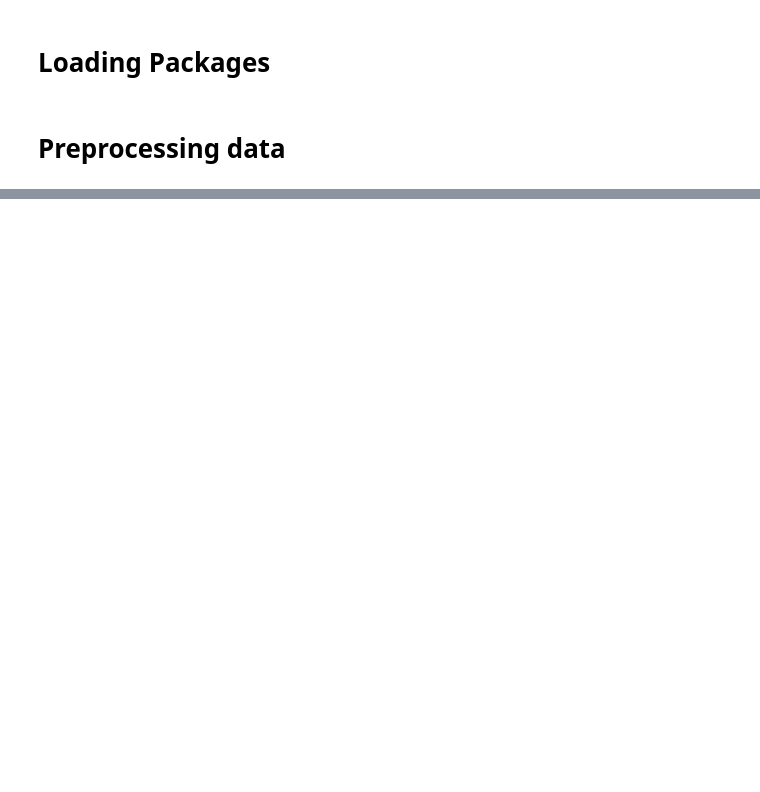
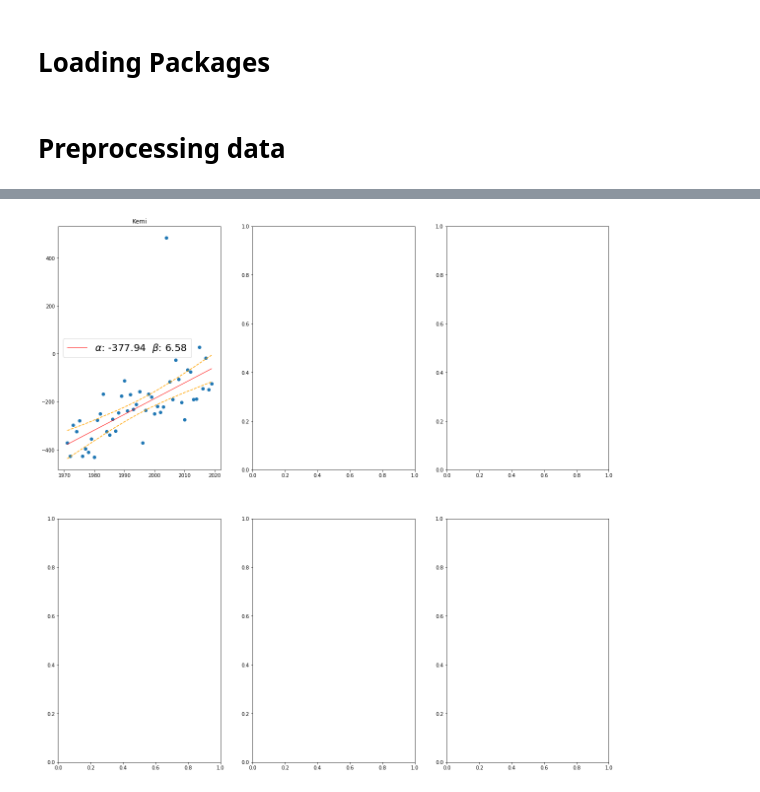
Before and after one commit to prakharverma/Bayesian-Statistics-Global-Warming, a Jupyter notebook: Finnish_Water_Level.ipynb, the cells around one changed output, grey strips where cells are left out. Saved outputs shown, nothing was run; the diff lists cells and outputs as text; code cells hidden in the pictures; blank space fills up the shorter version.

```diff
--- a/Finnish_Water_Level.ipynb
+++ b/Finnish_Water_Level.ipynb
@@ -21,15 +21,8 @@ def process_data(data_path, mean_sea_level_path, debug=False):
     mean_sea_level_data = pd.read_csv(mean_sea_level_path)
     year_means = []
 
-    for year in range(1971, 2019):
+    for year in range(1971, 2020):
         year_means.append(np.mean(data.loc[data['Year'] == year]['Water level (mm)'].values))
-
-    if debug:
-        plt.title('Data relative to mean sea level')
-        plt.show()
-        plt.title('mean sea level data')
-        plt.plot(mean_sea_level_data.values[:, 0], mean_sea_level_data.values[:, 1])
-        plt.show()
 
     # Normalize data
     normalized_data_path = f"{data_path}_n.csv"
@@ -71,15 +64,6 @@ def process_data(data_path, mean_sea_level_path, debug=False):
 
     nans = np.argwhere(np.isnan(monthly_means['water_level']))
 
-    if debug:
-        plt.title('Year means')
-        plt.plot(yearly_means['year'], yearly_means['water_level'])
-        plt.show()
-
-        plt.title('Month means')
-        plt.plot(monthly_means['year'], monthly_means['water_level'])
-        plt.show()
-
     return yearly_means, monthly_means
 # %%
 kemi_data_path = r"/home/prakhar/projects/Finnish_Water_Level/data/Kemi.csv"
@@ -92,8 +76,9 @@ Read normalized data from /home/prakhar/projects/Finnish_Water_Level/data/Kemi.c
 # %%
 k=1
 
-x = list(range(1970, 2019)) * k
-y = yearly_means['water_level']
+x = list(range(1971, 2020)) * k
+y = np.array(yearly_means['water_level'])
+
 g = sum(list(map(lambda x: [x]*49, [i for i in range(1, k + 1)])), [])
 
 data = {
@@ -103,6 +88,5 @@ data = {
     'y': y,
     'g': g
 }
-
 print(data)
 # %% [output]
@@ -169,0 +228,18 @@ display(summary)
+# %%
+def plot_results(ax, x, y, k, data, title):
+    x = np.array(x).reshape((-1,1))
+    alpha = np.mean(y['alpha'][:,k])
+    beta = np.mean(y['beta'][:,k])
+    mu = y['alpha'][:,k] + x * y['beta'][:,k]
+    ax[k//2,k%2].plot(x+1971, np.mean(mu, axis=1), linewidth=1, color='r', label=fr"$\alpha$: {alpha:.2f}  $\beta$: {beta:.2f}")
+    ax[k//2,k%2].plot(x+1971, np.percentile(mu, 5, axis=1), linestyle="--", color='orange')
+    ax[k//2,k%2].plot(x+1971, np.percentile(mu, 95, axis=1), linestyle="--", color='orange')
+    ax[k//2,k%2].scatter(x+1971, data['water_level'], label=None)
+    ax[k//2,k%2].set_title(title)
+    ax[k//2,k%2].legend(fontsize=20)
+# %%
+out = fit.extract()
+fig, ax = plt.subplots(2,3, figsize=(20,20))
+plot_results(ax, range(0, 49), out, 0, yearly_means, 'Kemi')
+# %% [output]
+[figure, added]
```
Also changed, not shown: parts of 8 cells of this notebook, 2 other files.
